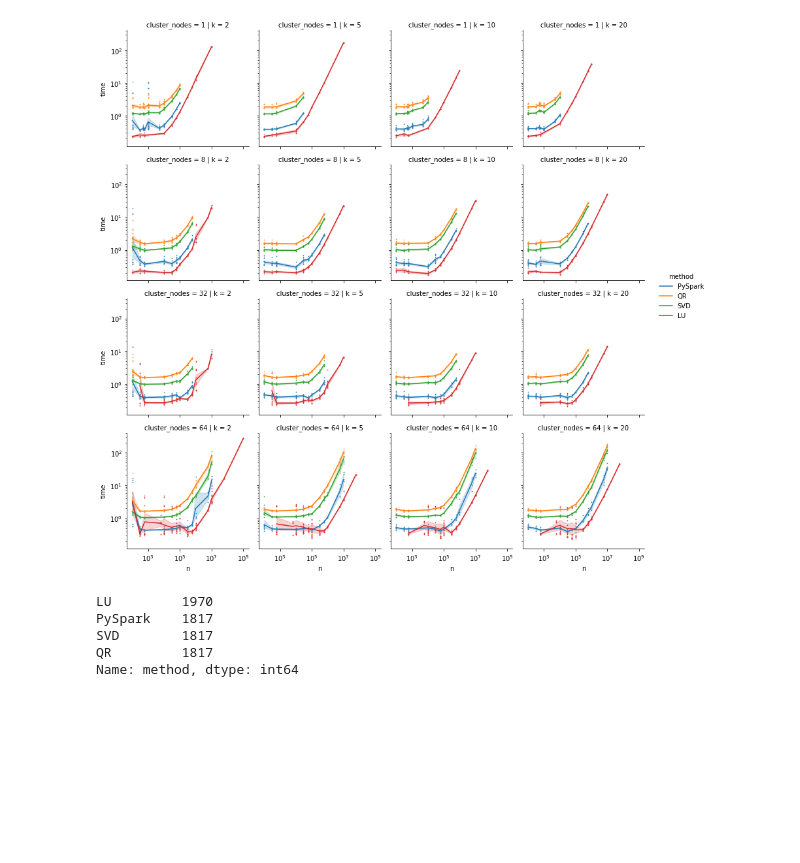
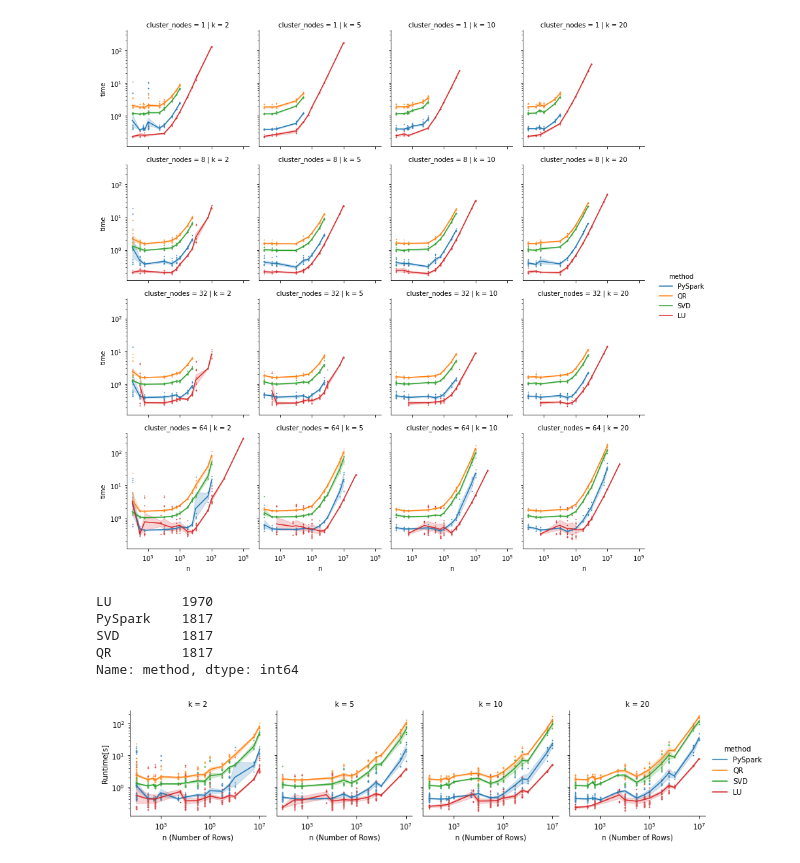
Before and after one commit to HebatTop/DaiBD, a Jupyter notebook: code/analize_test_results.ipynb, the cells around one changed output. Drawn from its saved outputs; the diff is of its cells as text; code cells hidden in the pictures; blank space fills up the shorter version.

```diff
--- a/code/analize_test_results.ipynb
+++ b/code/analize_test_results.ipynb
@@ -29,0 +34,21 @@ Name: method, dtype: int64
+# %%
+df=pd.read_csv("results.csv")
+maxforgroup = df.groupby(["cluster_nodes","k","method"],as_index=False)["n"].max()\
+.groupby(["cluster_nodes","k"],as_index=False)["n"].min()\
+.rename({"n":"n_cap"},axis=1)
+maxforgroup.head()
+df=df.merge(maxforgroup, "left", on=["cluster_nodes","k"])
+df=df[df["n"]<=df["n_cap"]]
+
+df=df[(df["k"]!=3)&(df["k"]<=20)]
+# %%
+g=sns.FacetGrid(df,col="k",hue="method", sharex=True, subplot_kws={"xscale":"log","yscale":"log"})
+g.map_dataframe(sns.scatterplot,y="time",x="n", s=3)
+g.map_dataframe(sns.lineplot,y="time",x="n")
+g.add_legend()
+g.set_xlabels("n (Number of Rows)")
+g.set_ylabels("Runtime[s]")
+
+plt.savefig('../fig/Performance_scaling_log.pdf')
+# %% [output]
+[figure, added]
```
Also changed, not shown: parts of 4 cells of this notebook, 5 other files.
